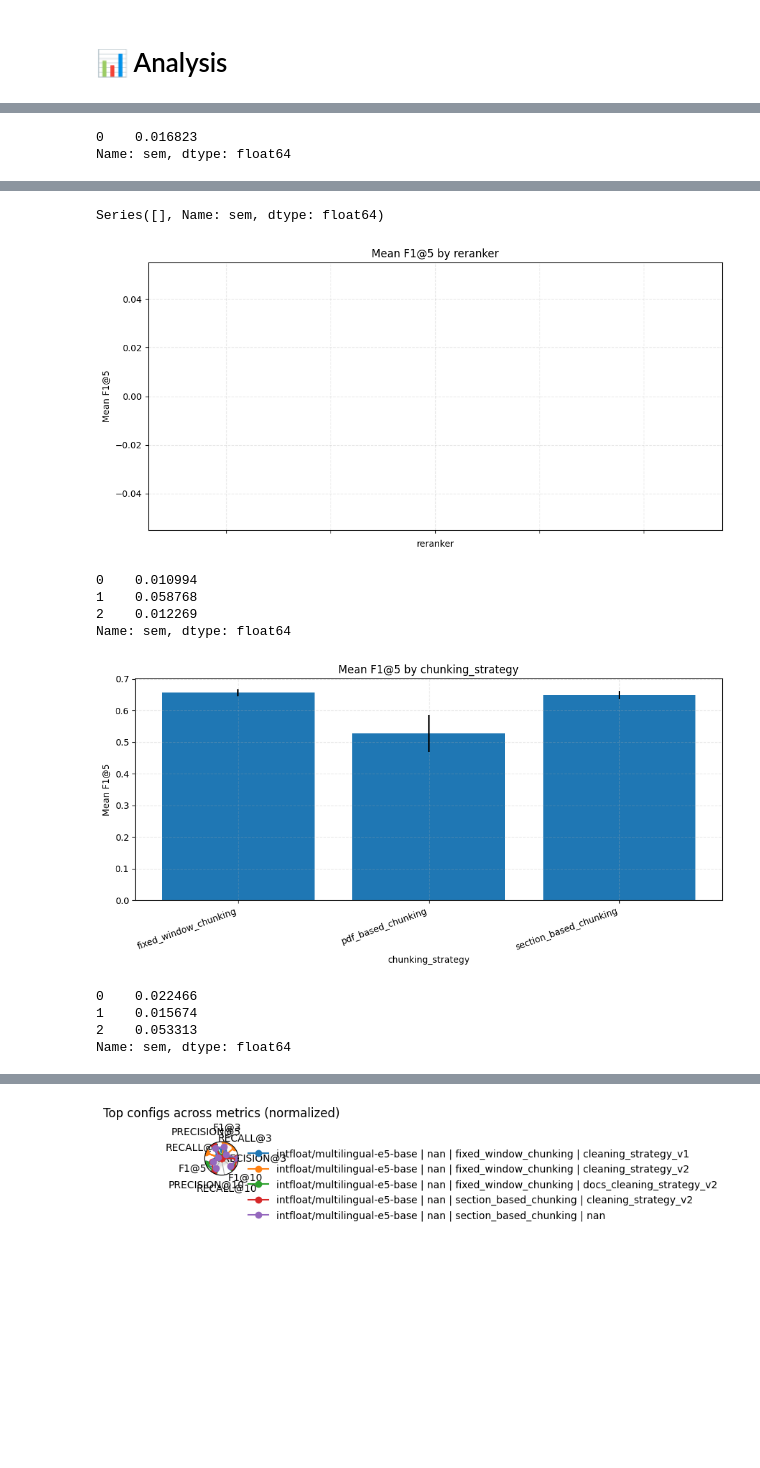
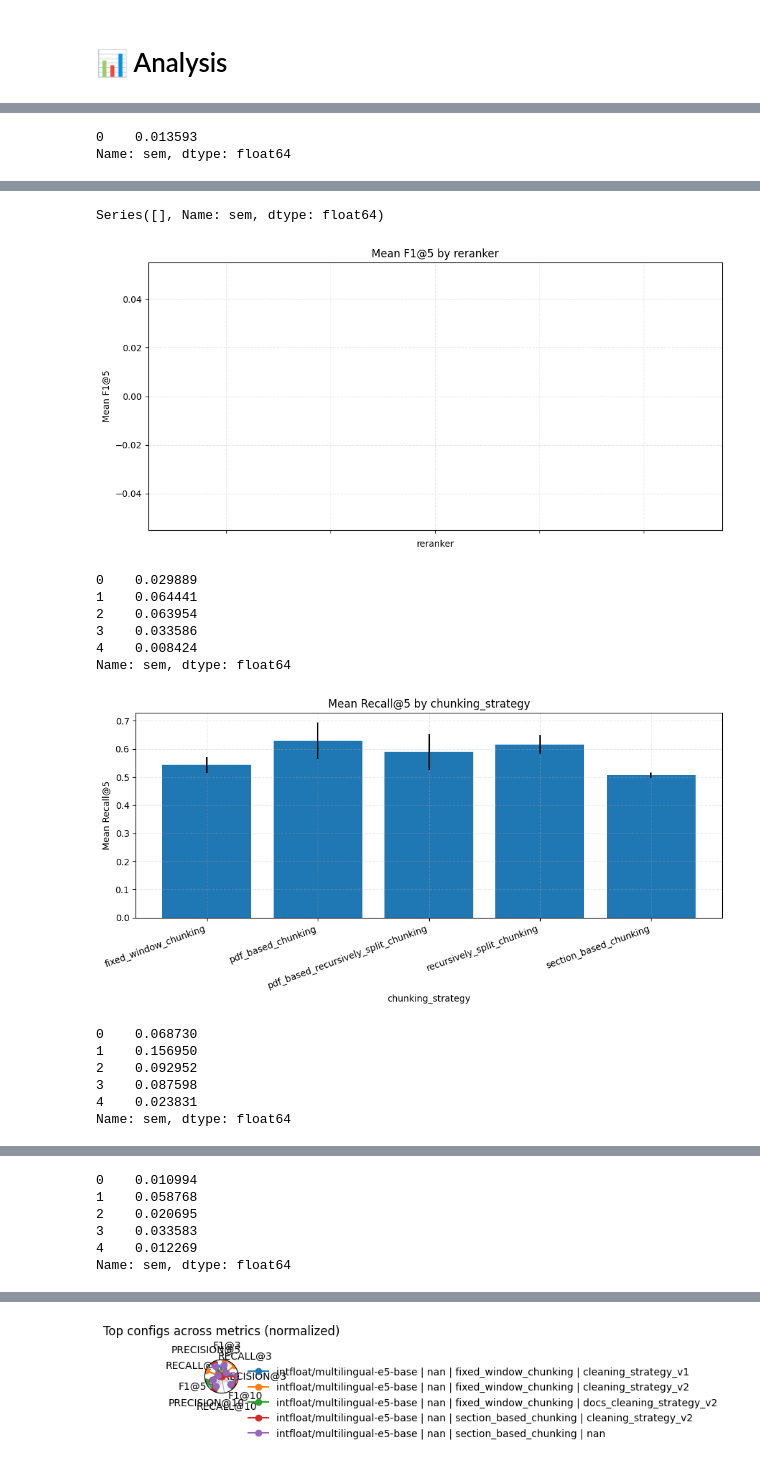
Before and after one commit to ATTIC-TOURS/rag, a Jupyter notebook: src/retriever_performance_analysis.ipynb, the cells around one changed output, grey strips where cells are left out. Cells and saved outputs as stored; diff of their text form; code cells hidden in the pictures; blank space fills up the shorter version.

```diff
--- a/src/retriever_performance_analysis.ipynb
+++ b/src/retriever_performance_analysis.ipynb
@@ -291,8 +305,10 @@ def bar_by_group(
 # 3) Group comparisons
 bar_by_group(df, group="embeddings", metric="f1", k=5, rotate_x=20)
 bar_by_group(df, group="reranker", metric="f1", k=5, rotate_x=20)
+bar_by_group(df, group="chunking_strategy", metric="recall", k=5, rotate_x=20)
+bar_by_group(df, group="chunking_strategy", metric="precision", k=5, rotate_x=20)
 bar_by_group(df, group="chunking_strategy", metric="f1", k=5, rotate_x=20)
 bar_by_group(df, group="docs_cleaning_strategy", metric="f1", k=5, rotate_x=20)
 # %% [output]
-0    0.016823
+0    0.013593
 Name: sem, dtype: float64
@@ -300,11 +316,15 @@ Name: sem, dtype: float64
 Series([], Name: sem, dtype: float64)
 [figure]
-0    0.010994
-1    0.058768
-2    0.012269
+0    0.029889
+1    0.064441
+2    0.063954
+3    0.033586
+4    0.008424
 Name: sem, dtype: float64
-[figure, old version]
+[figure, new version]
-0    0.022466
-1    0.015674
-2    0.053313
+0    0.068730
+1    0.156950
+2    0.092952
+3    0.087598
+4    0.023831
 Name: sem, dtype: float64
@@ -311,0 +332,6 @@ Name: sem, dtype: float64
+0    0.010994
+1    0.058768
+2    0.020695
+3    0.033583
+4    0.012269
+Name: sem, dtype: float64
```
Also changed, not shown: parts of 13 cells of this notebook, 3 other files.
